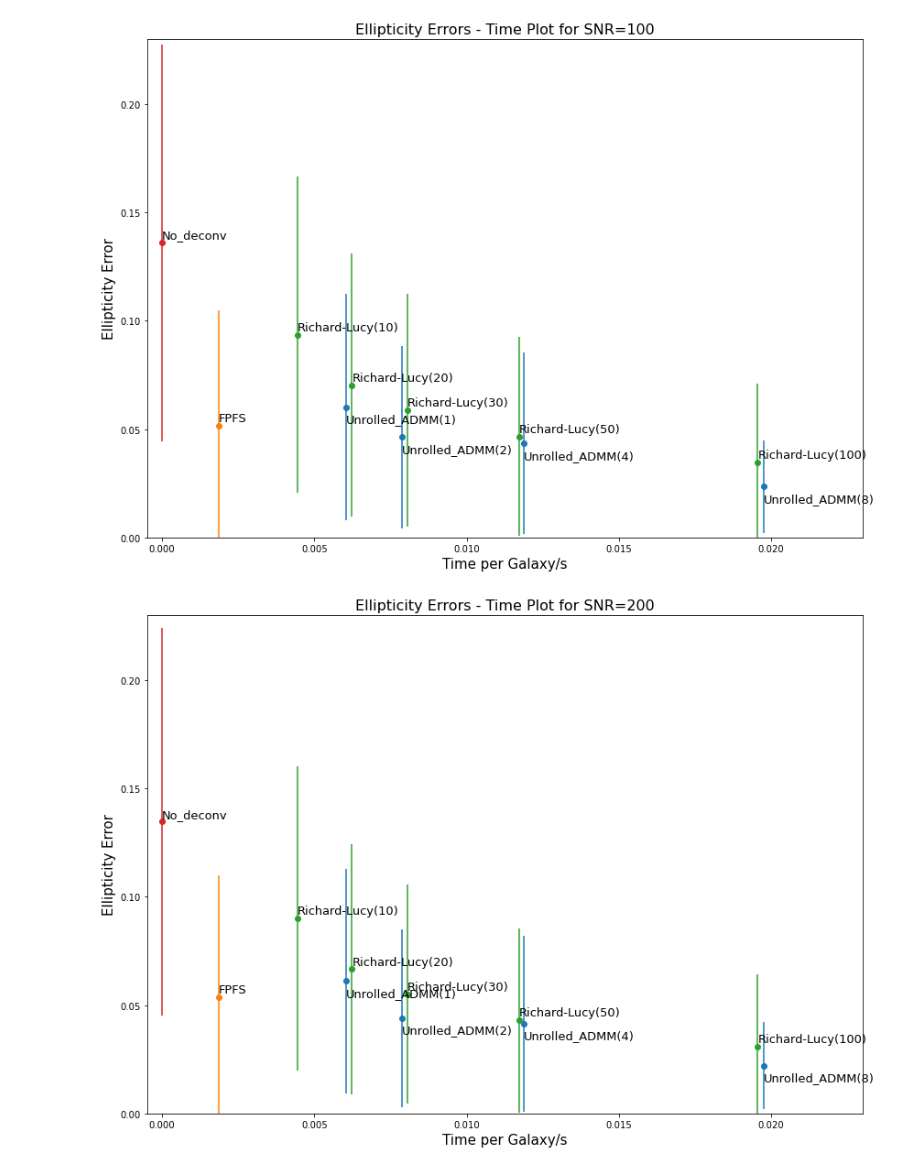
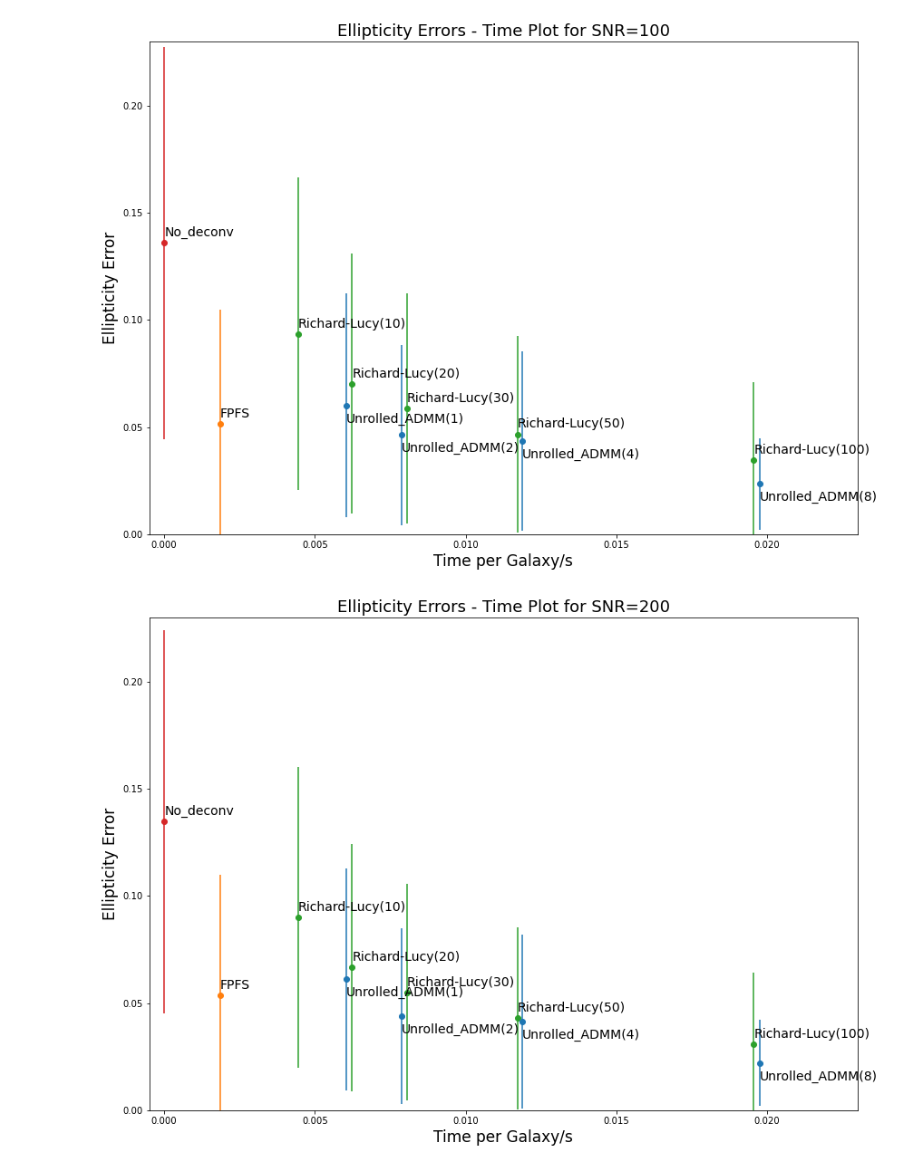
Before and after one commit to Lukeli0425/Galaxy-Deconv, a Jupyter notebook: error_time.ipynb, the cells around one changed output. Cells and saved outputs as stored; diff of their text form; code cells hidden in the pictures.

```diff
--- a/error_time.ipynb
+++ b/error_time.ipynb
@@ -15,36 +15,36 @@ methods = ['No_deconv', 'FPFS',
 # %%
 snr = 100
 
 fig, ax1 = plt.subplots(figsize=(14,10), facecolor='white')
 shear_err_1, shear_err_2, g_errs, g_stds, ts = [], [], [], [], []
 for method in methods:
     results_file = os.path.join('results', method, f'results.json')
     with open(results_file, 'r') as f:
         results = json.load(f)
     if method == 'No_deconv':
         gt_shear = np.array(results[str(snr)]['gt_shear'])
     total_time, n_gal = results['time']
     rec_err = np.abs(np.array(results[str(snr)]['rec_shear']) - gt_shear)
     ts.append(total_time/n_gal)
     g_errs.append(np.mean(rec_err[:,2]))
     g_stds.append(np.std(rec_err[:,2]))
 
 for t, g_err, g_std, method in zip(ts, g_errs, g_stds, methods):
     color = 'tab:blue' if 'ADMM' in method else ('tab:green' if 'Richard-Lucy' in method else ('tab:orange' if method=='FPFS' else 'tab:red'))
-    bias = -0.007 if 'ADMM' in method else 0.002
+    bias = -0.008 if 'ADMM' in method else 0.003
     plt.errorbar(t, g_err, yerr=g_std, marker='o', color=color)
-    plt.text(t, g_err+bias, method, fontsize=13)
+    plt.text(t, g_err+bias, method, fontsize=14)
 
 plt.xlim([-0.0005, 0.023])
 plt.ylim([0., 0.23])
 # plt.yscale('log')
-plt.ylabel('Ellipticity Error', fontsize=15)
-plt.xlabel('Time per Galaxy/s', fontsize=15)
-plt.title(f'Ellipticity Errors - Time Plot for SNR={snr}', fontsize=16)
+plt.ylabel('Ellipticity Error', fontsize=17)
+plt.xlabel('Time per Galaxy/s', fontsize=17)
+plt.title(f'Ellipticity Errors - Time Plot for SNR={snr}', fontsize=18)
 plt.savefig(os.path.join('figures', f'time_err_{snr}.jpg'), bbox_inches='tight')
 plt.show()
 # %% [output]
-[figure, old version]
+[figure, new version]
 # %%
 snr = 200
 
@@ -64,20 +64,20 @@ for method in methods:
 
 for t, g_err, g_std, method in zip(ts, g_errs, g_stds, methods):
     color = 'tab:blue' if 'ADMM' in method else ('tab:green' if 'Richard-Lucy' in method else ('tab:orange' if method=='FPFS' else 'tab:red'))
-    bias = -0.007 if 'ADMM' in method else 0.002
+    bias = -0.008 if 'ADMM' in method else 0.003
     plt.errorbar(t, g_err, yerr=g_std, marker='o', color=color)
-    plt.text(t, g_err+bias, method, fontsize=13)
+    plt.text(t, g_err+bias, method, fontsize=14)
 
 plt.xlim([-0.0005, 0.023])
 plt.ylim([0., 0.23])
 # plt.yscale('log')
-plt.ylabel('Ellipticity Error', fontsize=15)
-plt.xlabel('Time per Galaxy/s', fontsize=15)
-plt.title(f'Ellipticity Errors - Time Plot for SNR={snr}', fontsize=16)
+plt.ylabel('Ellipticity Error', fontsize=17)
+plt.xlabel('Time per Galaxy/s', fontsize=17)
+plt.title(f'Ellipticity Errors - Time Plot for SNR={snr}', fontsize=18)
 plt.savefig(os.path.join('figures', f'time_err_{snr}.jpg'), bbox_inches='tight')
 plt.show()
 # %% [output]
-[figure, old version]
+[figure, new version]
 # %%
 snr = 40
 
```
Also changed, not shown: parts of 3 cells of this notebook, 14 other files.
